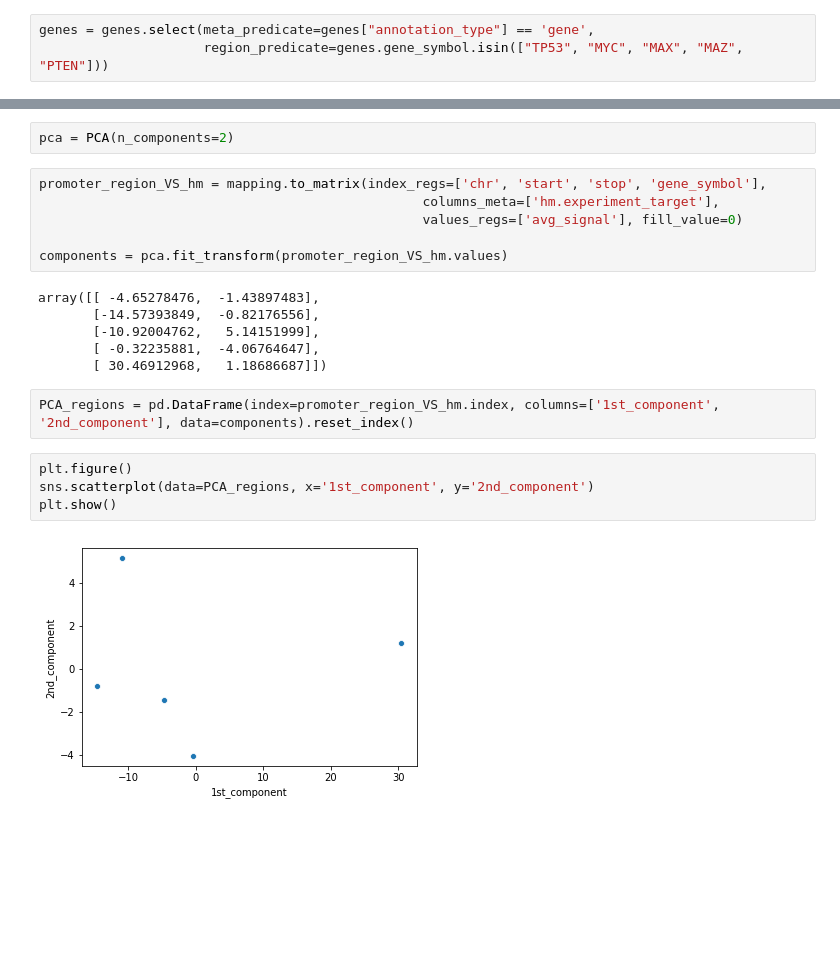
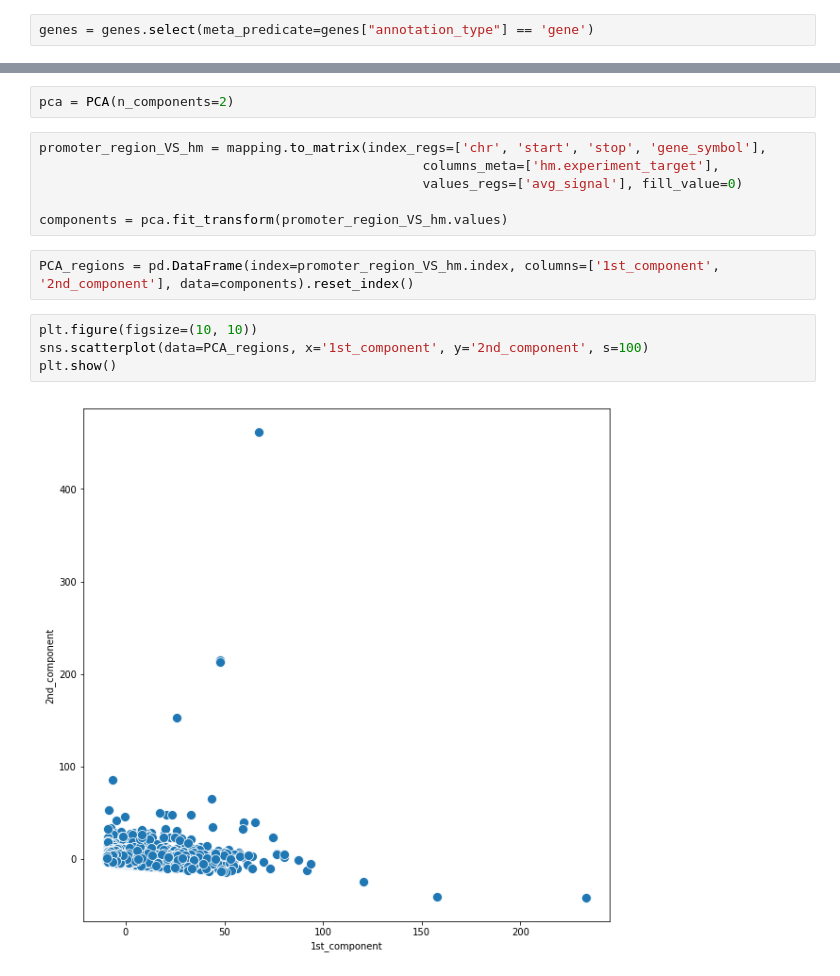
Before and after one commit to DEIB-GECO/PyGMQL, a Jupyter notebook: examples/02_Mixing_Local_Remote_Processing.ipynb, the cells around one changed output, grey strips where cells are left out. Cells and saved outputs as stored; diff of their text form; blank space fills up the shorter version.

```diff
--- a/examples/02_Mixing_Local_Remote_Processing.ipynb
+++ b/examples/02_Mixing_Local_Remote_Processing.ipynb
@@ -73,8 +79,7 @@ Now we have to:
 
 This operation can be done using the `select` function on the `gene` GMQLDataset variable.
 # %%
-genes = genes.select(meta_predicate=genes["annotation_type"] == 'gene',
-                     region_predicate=genes.gene_symbol.isin(["TP53", "MYC", "MAX", "MAZ", "PTEN"]))
+genes = genes.select(meta_predicate=genes["annotation_type"] == 'gene')
 # %% [markdown]
 To extract the promotorial regions we will use the `reg_project` (region projection) operation. In particular the following call will:
 1. Return a dataset with only the `chr, start, stop, gene_symbol` region fields
@@ -212,17 +214,11 @@ promoter_region_VS_hm = mapping.to_matrix(index_regs=['chr', 'start', 'stop', 'g
                                                  values_regs=['avg_signal'], fill_value=0)
 
 components = pca.fit_transform(promoter_region_VS_hm.values)
-# %% [output]
-array([[ -4.65278476,  -1.43897483],
-       [-14.57393849,  -0.82176556],
-       [-10.92004762,   5.14151999],
-       [ -0.32235881,  -4.06764647],
-       [ 30.46912968,   1.18686687]])
 # %%
 PCA_regions = pd.DataFrame(index=promoter_region_VS_hm.index, columns=['1st_component', '2nd_component'], data=components).reset_index()
 # %%
-plt.figure()
-sns.scatterplot(data=PCA_regions, x='1st_component', y='2nd_component')
+plt.figure(figsize=(10, 10))
+sns.scatterplot(data=PCA_regions, x='1st_component', y='2nd_component', s=100)
 plt.show()
 # %% [output]
-[figure, old version]
+[figure, new version]
```
Also changed, not shown: parts of 5 cells of this notebook.
